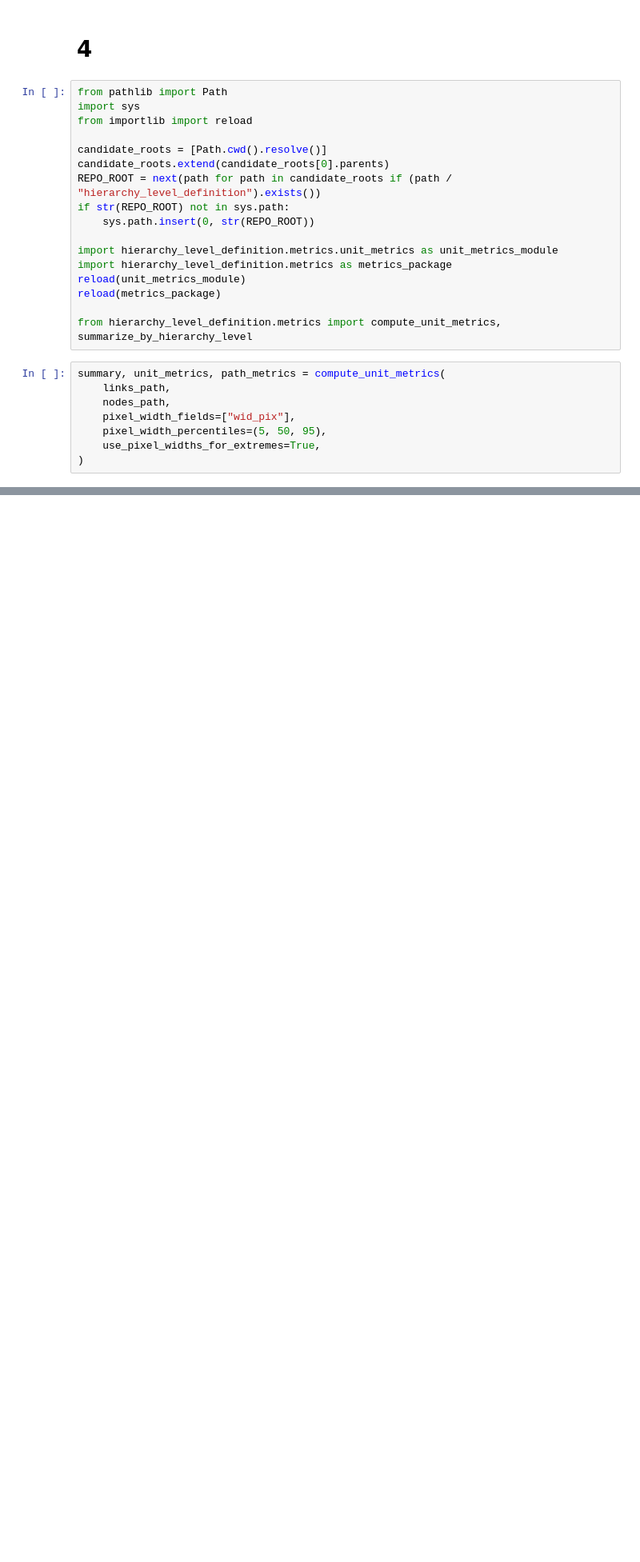
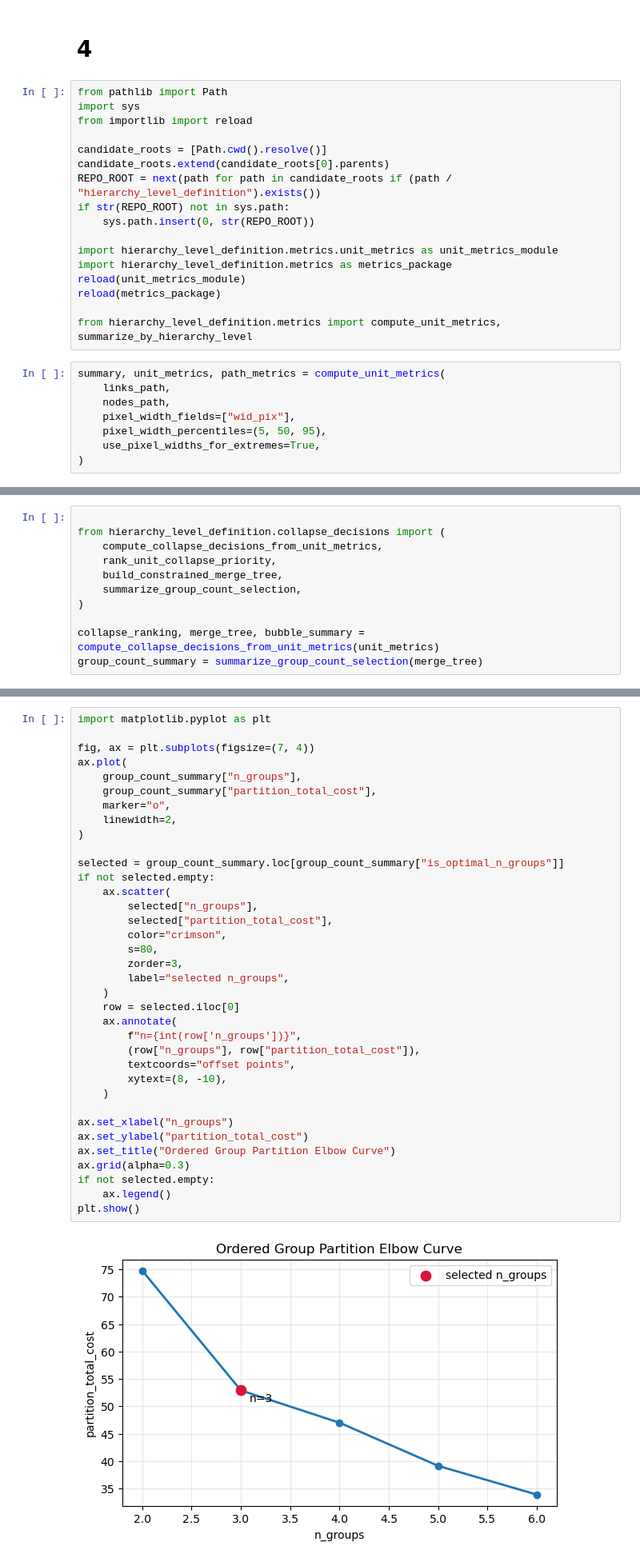
Before and after one commit to niekcde/river_hierarchy, a Jupyter notebook: hierarchy_level_definition/notebooks/level_detection_workbench.ipynb, the cells around one changed output, grey strips where cells are left out. Shown at 80% size. Saved outputs shown, nothing was run; the diff lists cells and outputs as text; blank space fills up the shorter version.

Commit message:
level detection visualization

```diff
--- a/hierarchy_level_definition/notebooks/level_detection_workbench.ipynb
+++ b/hierarchy_level_definition/notebooks/level_detection_workbench.ipynb
@@ -473,0 +385,11 @@ summary
+# %%
+
+from hierarchy_level_definition.collapse_decisions import (
+    compute_collapse_decisions_from_unit_metrics,
+    rank_unit_collapse_priority,
+    build_constrained_merge_tree,
+    summarize_group_count_selection,
+)
+
+collapse_ranking, merge_tree, bubble_summary = compute_collapse_decisions_from_unit_metrics(unit_metrics)
+group_count_summary = summarize_group_count_selection(merge_tree)
@@ -473,0 +427,38 @@ summary
+# %%
+import matplotlib.pyplot as plt
+
+fig, ax = plt.subplots(figsize=(7, 4))
+ax.plot(
+    group_count_summary["n_groups"],
+    group_count_summary["partition_total_cost"],
+    marker="o",
+    linewidth=2,
+)
+
+selected = group_count_summary.loc[group_count_summary["is_optimal_n_groups"]]
+if not selected.empty:
+    ax.scatter(
+        selected["n_groups"],
+        selected["partition_total_cost"],
+        color="crimson",
+        s=80,
+        zorder=3,
+        label="selected n_groups",
+    )
+    row = selected.iloc[0]
+    ax.annotate(
+        f"n={int(row['n_groups'])}",
+        (row["n_groups"], row["partition_total_cost"]),
+        textcoords="offset points",
+        xytext=(8, -10),
+    )
+
+ax.set_xlabel("n_groups")
+ax.set_ylabel("partition_total_cost")
+ax.set_title("Ordered Group Partition Elbow Curve")
+ax.grid(alpha=0.3)
+if not selected.empty:
+    ax.legend()
+plt.show()
+# %% [output]
+[figure, added]
```
Also changed, not shown: parts of 21 cells of this notebook, 5 other files.
